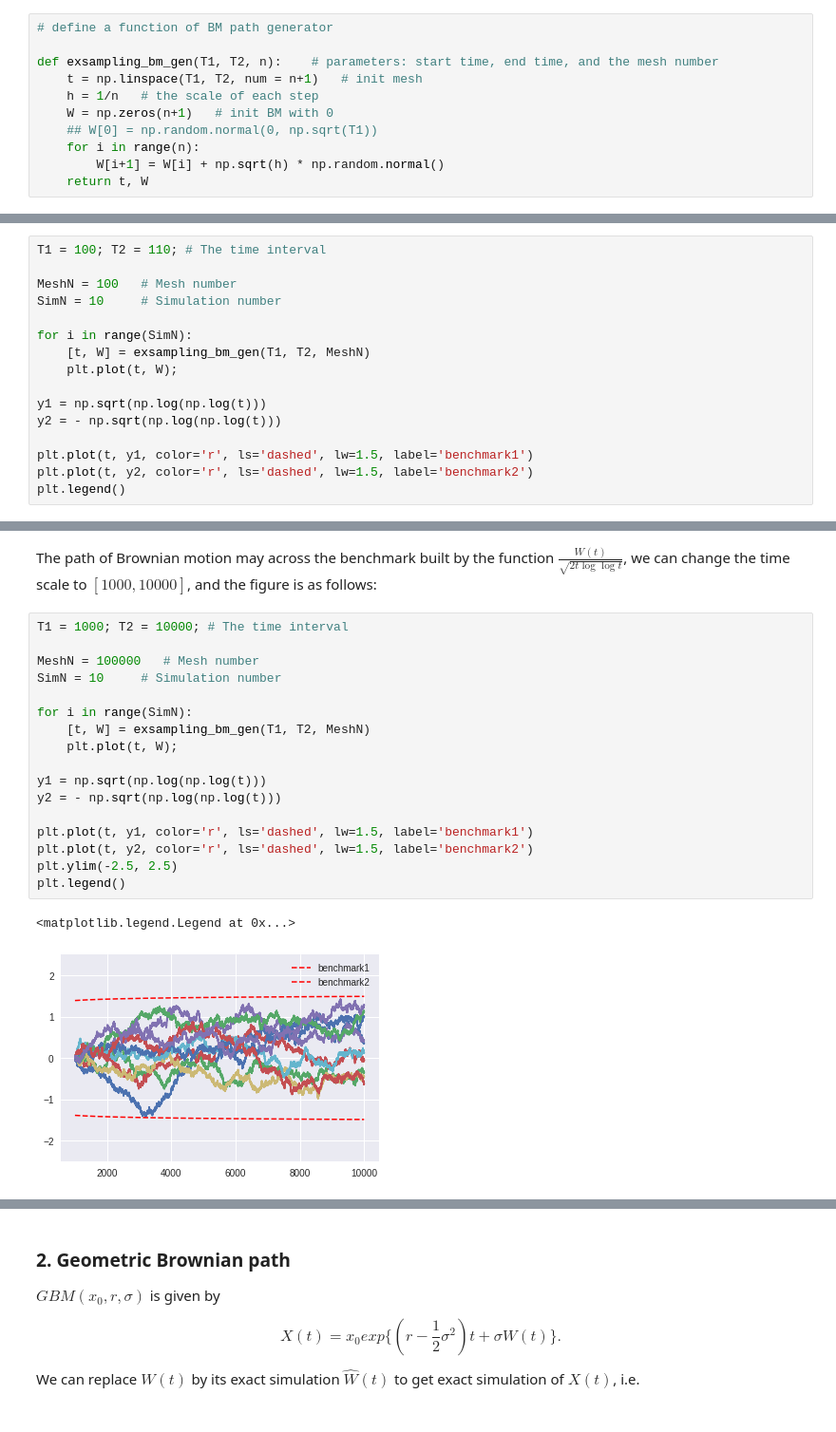
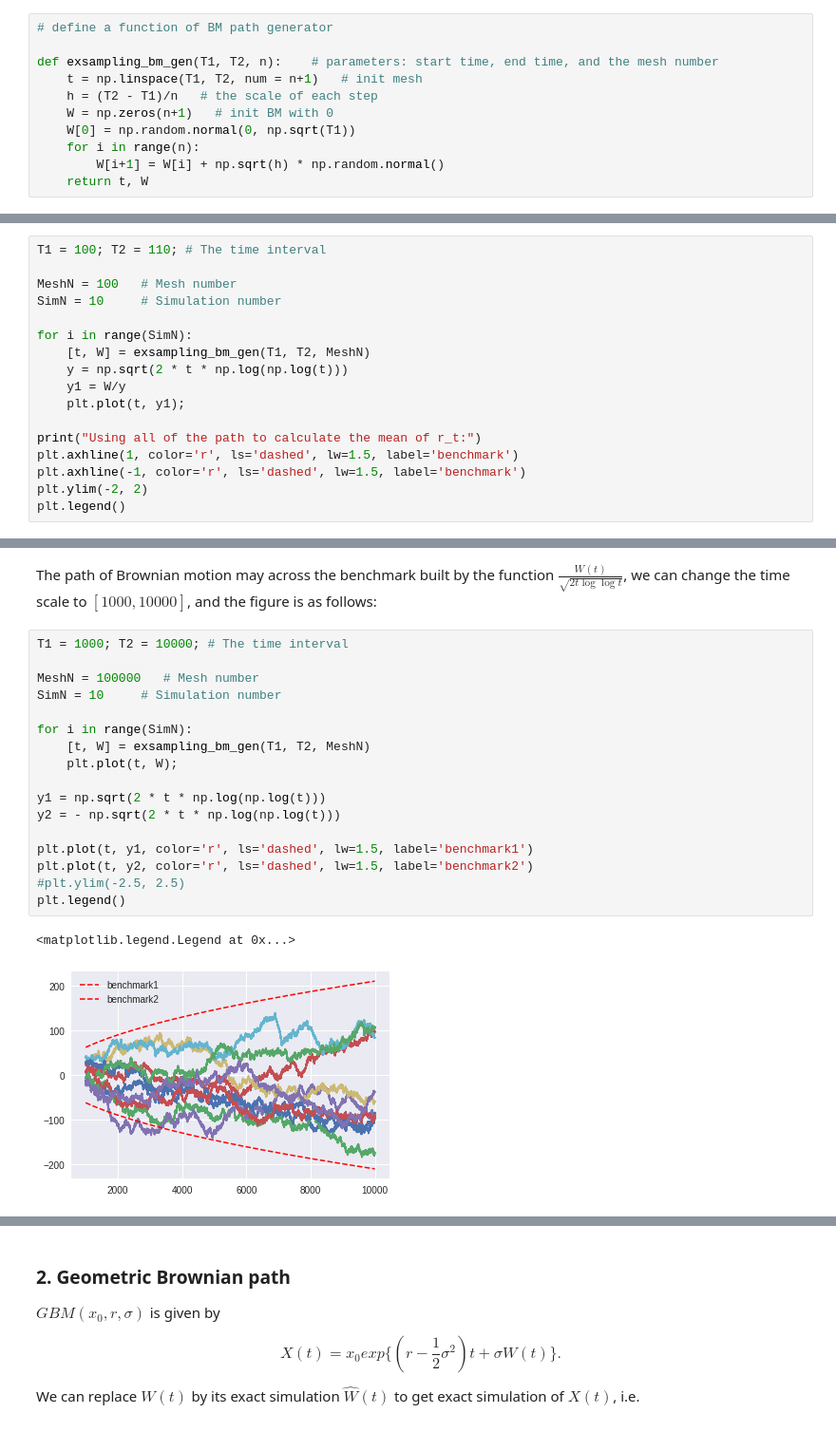
Before and after one commit to JiaminJIAN/20MA573, a Jupyter notebook: src/One_dimensional_Brownian_motion_path_simulation2.ipynb, the cells around one changed output, grey strips where cells are left out. Shown at 95% size. Drawn from its saved outputs; the diff is of its cells as text.

```diff
--- a/src/One_dimensional_Brownian_motion_path_simulation2.ipynb
+++ b/src/One_dimensional_Brownian_motion_path_simulation2.ipynb
@@ -65,9 +65,9 @@ Then we build a function to get the exact sampling of Brownian motion.
 
 def exsampling_bm_gen(T1, T2, n):    # parameters: start time, end time, and the mesh number
     t = np.linspace(T1, T2, num = n+1)   # init mesh
-    h = 1/n   # the scale of each step
+    h = (T2 - T1)/n   # the scale of each step
     W = np.zeros(n+1)   # init BM with 0
-    ## W[0] = np.random.normal(0, np.sqrt(T1))
+    W[0] = np.random.normal(0, np.sqrt(T1))
     for i in range(n):
         W[i+1] = W[i] + np.sqrt(h) * np.random.normal()
     return t, W
@@ -89,12 +93,13 @@ SimN = 10     # Simulation number
 
 for i in range(SimN):
     [t, W] = exsampling_bm_gen(T1, T2, MeshN)
-    plt.plot(t, W);
+    y = np.sqrt(2 * t * np.log(np.log(t)))
+    y1 = W/y
+    plt.plot(t, y1);
 
-y1 = np.sqrt(np.log(np.log(t)))
-y2 = - np.sqrt(np.log(np.log(t)))
-
-plt.plot(t, y1, color='r', ls='dashed', lw=1.5, label='benchmark1')
-plt.plot(t, y2, color='r', ls='dashed', lw=1.5, label='benchmark2')
+print("Using all of the path to calculate the mean of r_t:")
+plt.axhline(1, color='r', ls='dashed', lw=1.5, label='benchmark')
+plt.axhline(-1, color='r', ls='dashed', lw=1.5, label='benchmark')
+plt.ylim(-2, 2)
 plt.legend()
 # %% [output]
@@ -105,20 +111,20 @@ The path of Brownian motion may across the benchmark built by the function $\fra
 # %%
 T1 = 1000; T2 = 10000; # The time interval
 
 MeshN = 100000   # Mesh number
 SimN = 10     # Simulation number
 
 for i in range(SimN):
     [t, W] = exsampling_bm_gen(T1, T2, MeshN)
     plt.plot(t, W);
 
-y1 = np.sqrt(np.log(np.log(t)))
-y2 = - np.sqrt(np.log(np.log(t)))
+y1 = np.sqrt(2 * t * np.log(np.log(t)))
+y2 = - np.sqrt(2 * t * np.log(np.log(t)))
 
 plt.plot(t, y1, color='r', ls='dashed', lw=1.5, label='benchmark1')
 plt.plot(t, y2, color='r', ls='dashed', lw=1.5, label='benchmark2')
-plt.ylim(-2.5, 2.5)
+#plt.ylim(-2.5, 2.5)
 plt.legend()
 # %% [output]
 <matplotlib.legend.Legend at 0x...>
-[figure, old version]
+[figure, new version]
```
Also changed, not shown: parts of 8 cells of this notebook.
